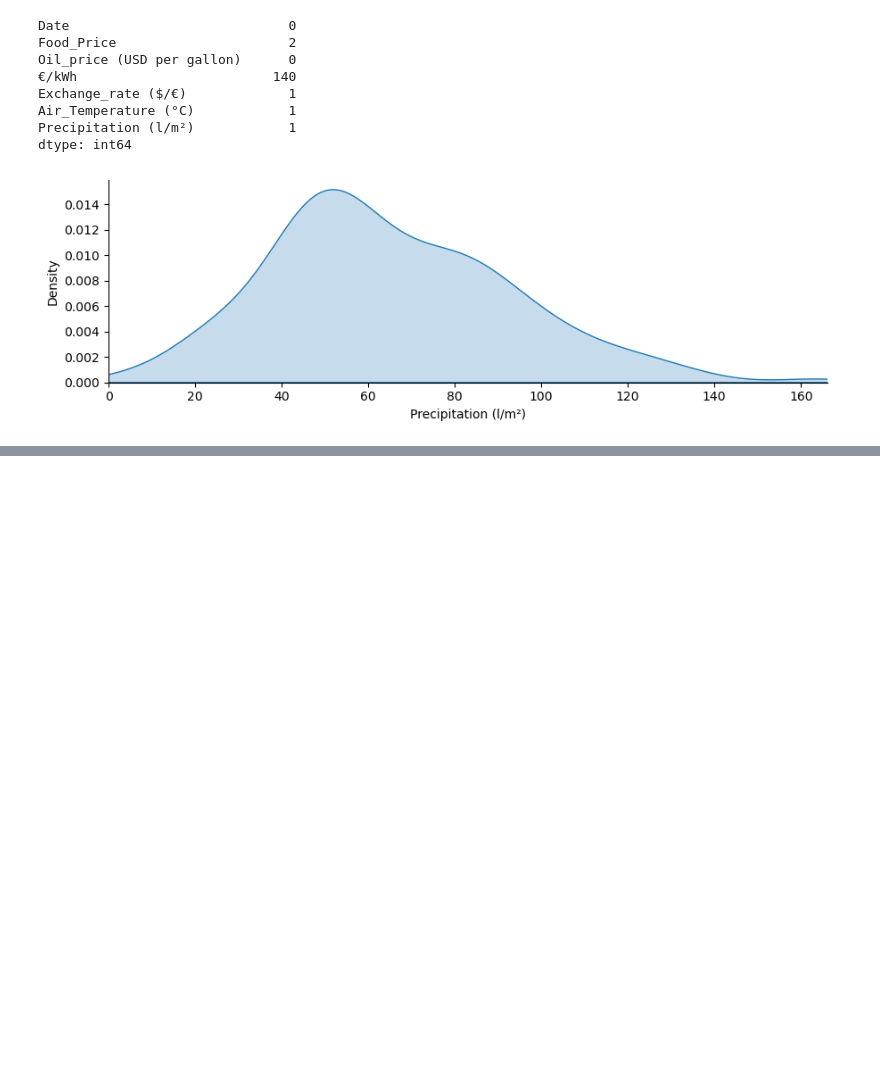
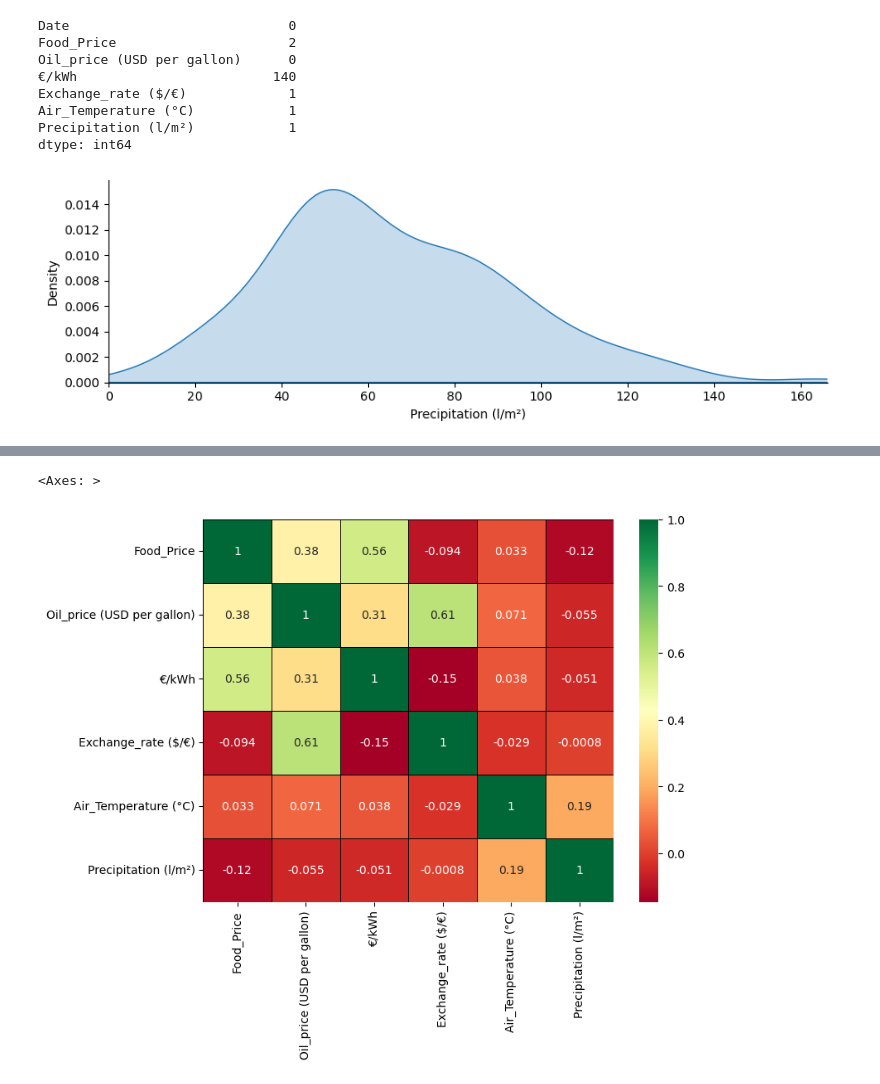
Before and after one commit to TechLabs-Ruhr/Food-price-forecast, a Jupyter notebook: Datasets/Correlation_diagram.ipynb, the cells around one changed output, grey strips where cells are left out. Drawn from its saved outputs; the diff is of its cells as text; code cells hidden in the pictures; blank space fills up the shorter version.

```diff
--- a/Datasets/Correlation_diagram.ipynb
+++ b/Datasets/Correlation_diagram.ipynb
@@ -44,0 +36,13 @@ plt.show()
+# %%
+df["Food_Price"] = df["Food_Price"] * df ["Food_Price"]
+df["Oil_price (USD per gallon)"] = df["Oil_price (USD per gallon)"] * df ["Oil_price (USD per gallon)"]
+df["€/kWh"] = df["€/kWh"] * df ["€/kWh"]
+df["Exchange_rate ($/€)"] = df["Exchange_rate ($/€)"] * df ["Exchange_rate ($/€)"]
+df["Air_Temperature (°C)"] = df["Air_Temperature (°C)"] * df ["Air_Temperature (°C)"]
+df["Precipitation (l/m²)"] = df["Precipitation (l/m²)"] * df ["Precipitation (l/m²)"]
+# %%
+plt.subplots(figsize=(8,6))
+sns.heatmap(df.corr(numeric_only = True), annot=True, cmap="RdYlGn", cbar=True, linecolor='black', linewidths=0.5)
+# %% [output]
+<Axes: >
+[figure, added]
```
Also changed, not shown: parts of 2 cells of this notebook, 33 other files.
